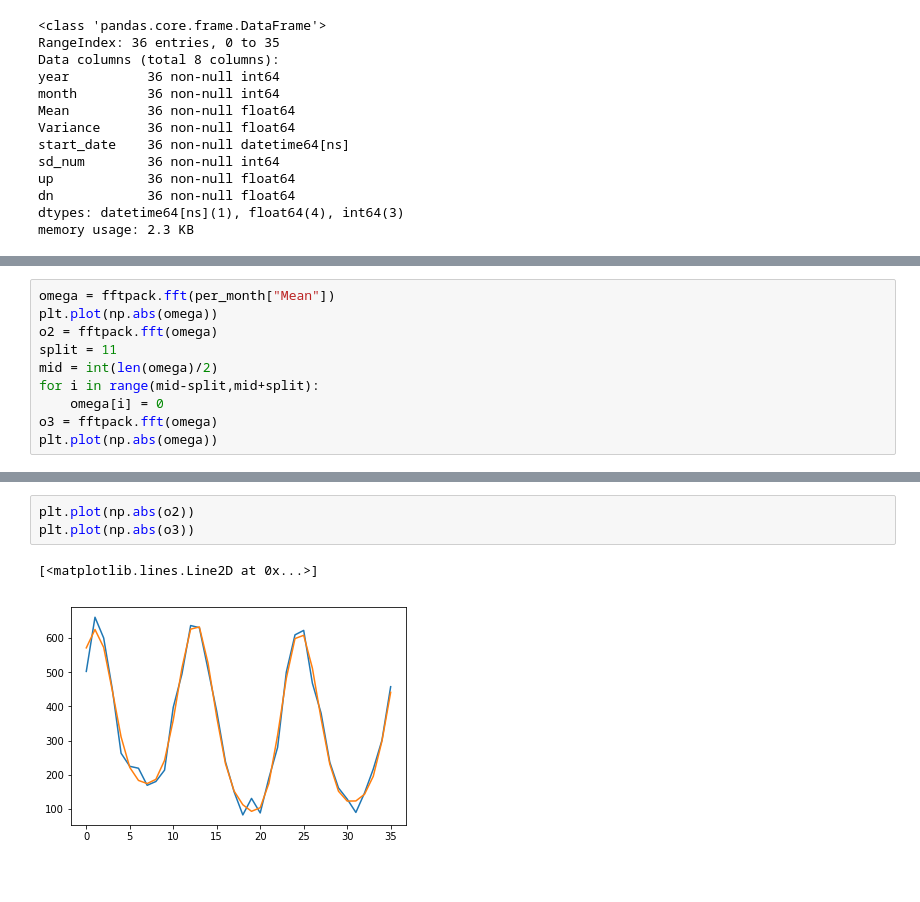
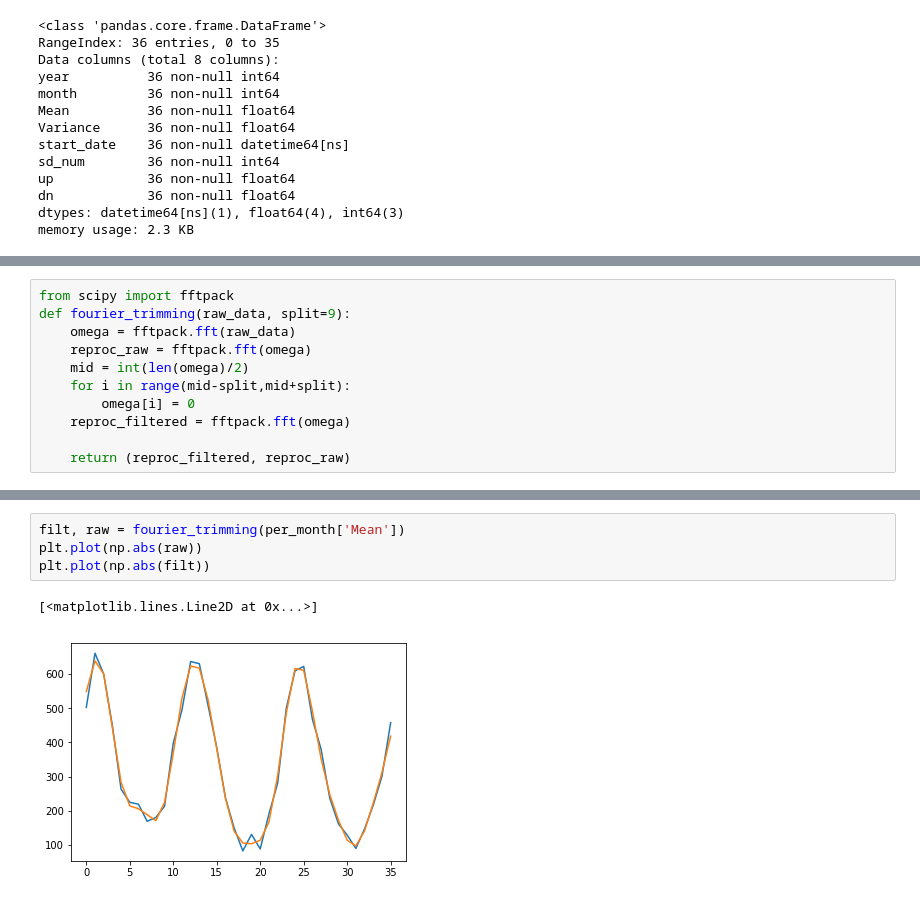
Before and after one commit to GibbsConsulting/ds-collateral, a Jupyter notebook: notebooks/WaterTemperatureTimeSeries.ipynb, the cells around one changed output, grey strips where cells are left out. Cells and saved outputs as stored; diff of their text form.

Commit message:
Updated fourier analysis and description

```diff
--- a/notebooks/WaterTemperatureTimeSeries.ipynb
+++ b/notebooks/WaterTemperatureTimeSeries.ipynb
@@ -66,10 +68,11 @@ from scipy import fftpack
 # %%
-omega = fftpack.fft(per_month["Mean"])
-plt.plot(np.abs(omega))
-o2 = fftpack.fft(omega)
-split = 11
-mid = int(len(omega)/2)
-for i in range(mid-split,mid+split):
-    omega[i] = 0
-o3 = fftpack.fft(omega)
-plt.plot(np.abs(omega))
+from scipy import fftpack
+def fourier_trimming(raw_data, split=9):
+    omega = fftpack.fft(raw_data)
+    reproc_raw = fftpack.fft(omega)
+    mid = int(len(omega)/2)
+    for i in range(mid-split,mid+split):
+        omega[i] = 0
+    reproc_filtered = fftpack.fft(omega)
+
+    return (reproc_filtered, reproc_raw)
@@ -79,6 +79,7 @@ plt.plot(np.abs(omega))
-# %%
-plt.plot(np.abs(o2))
-plt.plot(np.abs(o3))
-# %% [output]
-[<matplotlib.lines.Line2D at 0x...>]
-[figure, removed]
+# %%
+filt, raw = fourier_trimming(per_month['Mean'])
+plt.plot(np.abs(raw))
+plt.plot(np.abs(filt))
+# %% [output]
+[<matplotlib.lines.Line2D at 0x...>]
+[figure, added]
```
Also changed, not shown: parts of 4 cells of this notebook.
